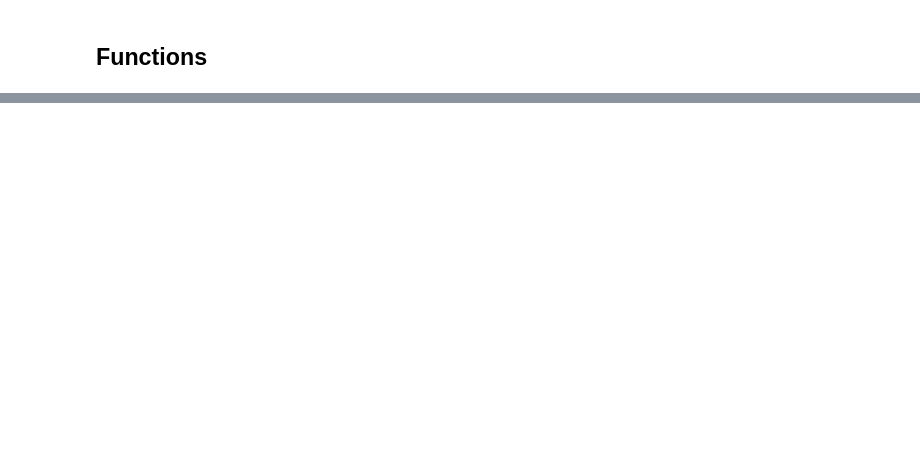
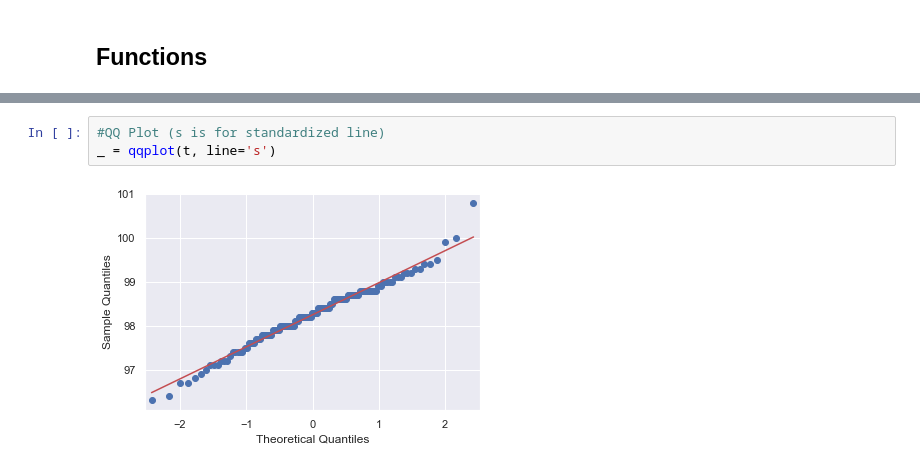
Before and after one commit to dfarkins/Springboard, a Jupyter notebook: EDA_human_temperature/sliderule_dsi_inferential_statistics_exercise_1.ipynb, the cells around one changed output, grey strips where cells are left out. Saved outputs shown, nothing was run; the diff lists cells and outputs as text; blank space fills up the shorter version.

```diff
--- a/EDA_human_temperature/sliderule_dsi_inferential_statistics_exercise_1.ipynb
+++ b/EDA_human_temperature/sliderule_dsi_inferential_statistics_exercise_1.ipynb
@@ -205,0 +187,5 @@ Difference in intercept:   0.397357130517193
+# %%
+#QQ Plot (s is for standardized line)
+_ = qqplot(t, line='s')
+# %% [output]
+[figure, added]
```
Also changed, not shown: parts of 20 cells of this notebook.
